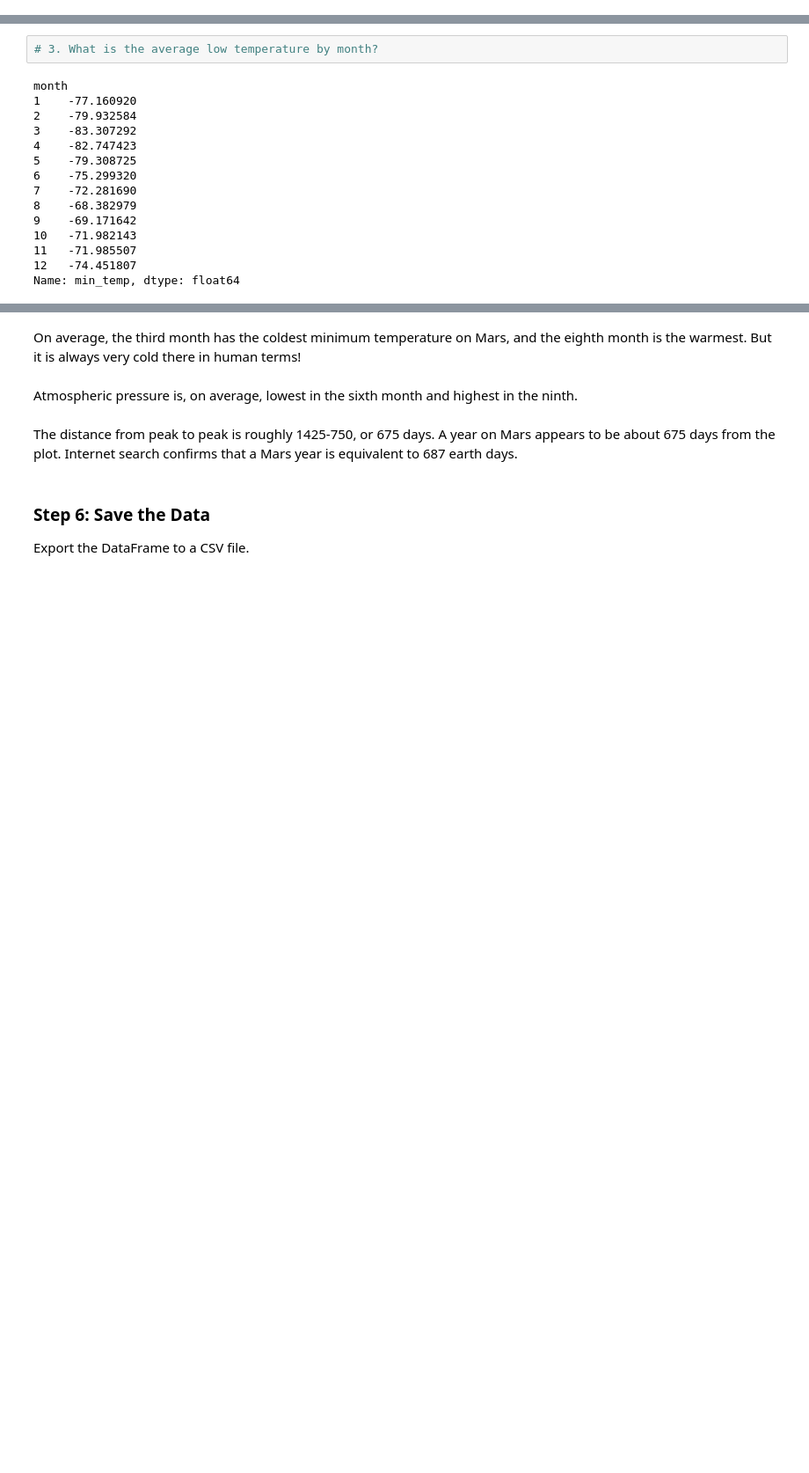
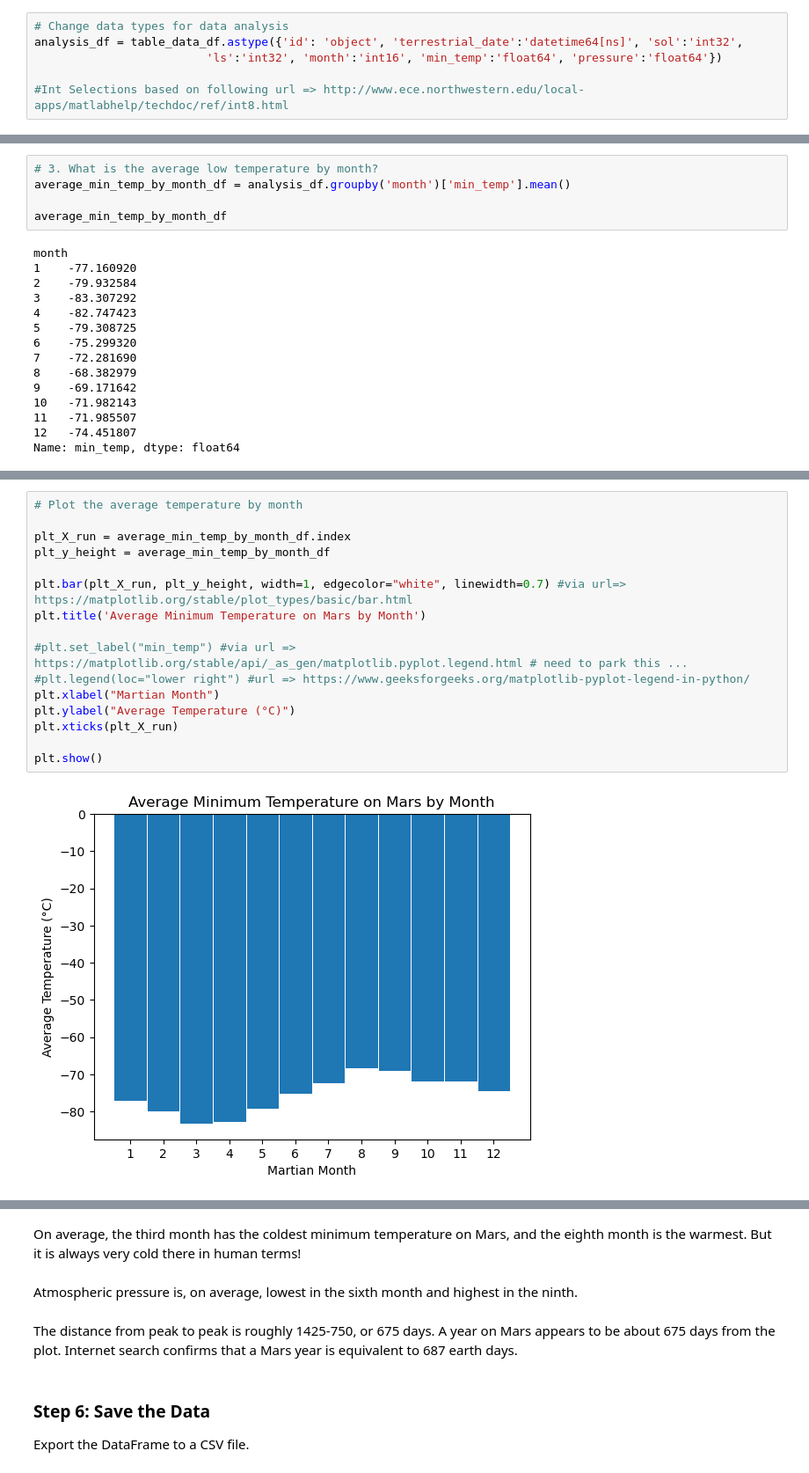
Before and after one commit to Ao-27/mars-news-analysis, a Jupyter notebook: part_2_mars_weather.ipynb, the cells around one changed output, grey strips where cells are left out. Shown: that part at 88% size. Cells and saved outputs as stored; diff of their text form; blank space fills up the shorter version.

Commit message:
part 2 plots completed

```diff
--- a/part_2_mars_weather.ipynb
+++ b/part_2_mars_weather.ipynb
@@ -79,2 +162,8 @@ dtype: object
+# %%
+# Change data types for data analysis
+analysis_df = table_data_df.astype({'id': 'object', 'terrestrial_date':'datetime64[ns]', 'sol':'int32',
+                         'ls':'int32', 'month':'int16', 'min_temp':'float64', 'pressure':'float64'})
+
+#Int Selections based on following url => http://www.ece.northwestern.edu/local-apps/matlabhelp/techdoc/ref/int8.html
 # %%
 # Confirm type changes were successful by examining data types again
@@ -125,6 +230,9 @@ Name: month, dtype: int64
 1867
 # %%
 # 3. What is the average low temperature by month?
+average_min_temp_by_month_df = analysis_df.groupby('month')['min_temp'].mean()
+
+average_min_temp_by_month_df
 # %% [output]
 month
 1    -77.160920
@@ -150,0 +251,18 @@ Name: min_temp, dtype: float64
+# %%
+# Plot the average temperature by month
+
+plt_X_run = average_min_temp_by_month_df.index
+plt_y_height = average_min_temp_by_month_df
+
+plt.bar(plt_X_run, plt_y_height, width=1, edgecolor="white", linewidth=0.7) #via url=> https://matplotlib.org/stable/plot_types/basic/bar.html
+plt.title('Average Minimum Temperature on Mars by Month')
+
+#plt.set_label("min_temp") #via url => https://matplotlib.org/stable/api/_as_gen/matplotlib.pyplot.legend.html # need to park this ...
+#plt.legend(loc="lower right") #url => https://www.geeksforgeeks.org/matplotlib-pyplot-legend-in-python/
+plt.xlabel("Martian Month")
+plt.ylabel("Average Temperature (°C)")
+plt.xticks(plt_X_run)
+
+plt.show()
+# %% [output]
+[figure, added]
```
Also changed, not shown: parts of 26 cells of this notebook, 1 other file.
